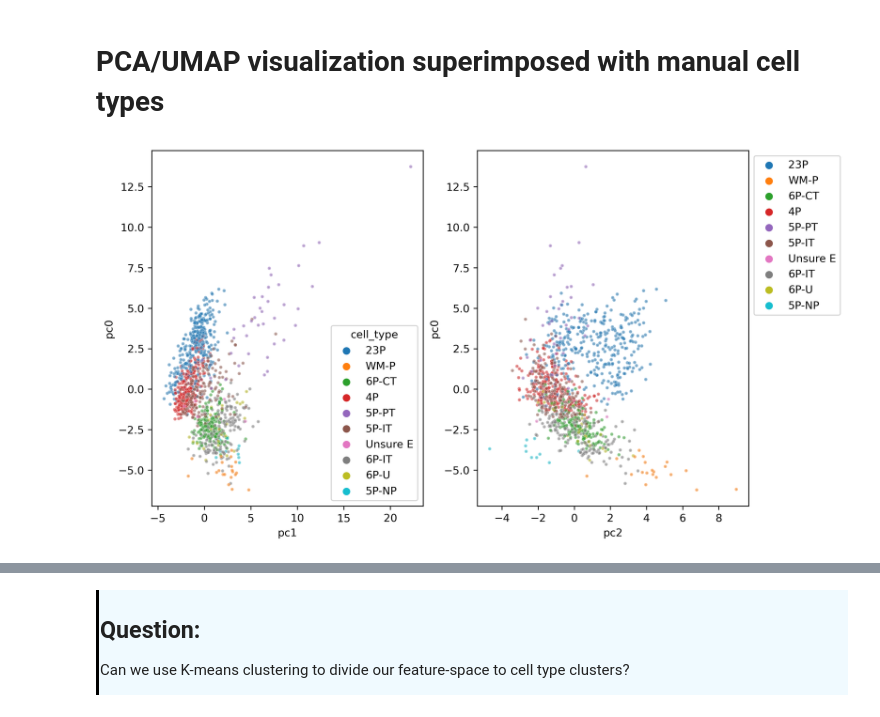
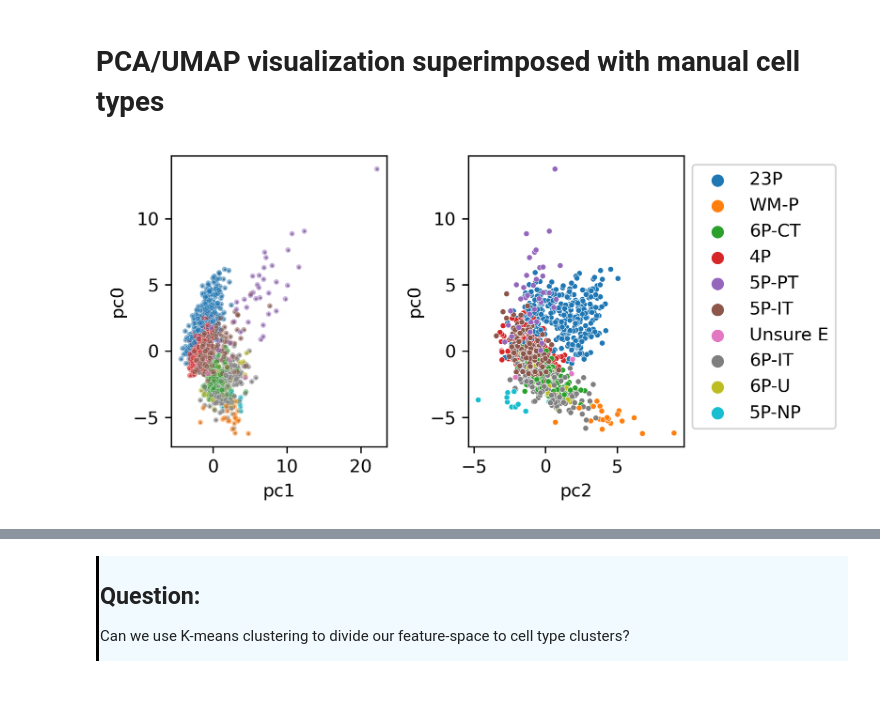
Before and after one commit to AllenInstitute/SWDB_CellTypeFunction, a Jupyter notebook: workshop1_AA/Day3_structuralDataClustering_combined.ipynb, the cells around one changed output, grey strips where cells are left out. Saved outputs shown, nothing was run; the diff lists cells and outputs as text; code cells hidden in the pictures.

```diff
--- a/workshop1_AA/Day3_structuralDataClustering_combined.ipynb
+++ b/workshop1_AA/Day3_structuralDataClustering_combined.ipynb
@@ -500,8 +500,8 @@ std_scaler
 reduced_for_kmeans_transformed = pd.DataFrame(std_scaler.fit_transform(reduced_for_kmeans))
 
 #reduced_for_kmeans.apply(zscore)
-
-reduced_data = PCA(n_components=3).fit_transform(reduced_for_kmeans_transformed)
+PCA_model = PCA(n_components=3)
+reduced_data = PCA_model.fit_transform(reduced_for_kmeans_transformed)
 
 # how many clusters?
 n_celltypes = 10
@@ -570,7 +523,7 @@ feat_df['pc2'] = reduced_data[:,2]
 # PCA/UMAP visualization superimposed with manual cell types
 # %%
 # PCA
-fig, (ax0, ax1) = plt.subplots(1, 2, figsize=(10, 6), dpi=300)
+fig, (ax0, ax1) = plt.subplots(1, 2, figsize=(6, 3), dpi=300)
 
 sns.scatterplot(
     x="pc1",
@@ -578,11 +531,11 @@ sns.scatterplot(
     data=feat_df,
     ax=ax0,
     s=2,
-    alpha=0.2,
+    alpha=0.5,
     color='k',
 )
 
-sns.scatterplot(
+p1 = sns.scatterplot(
     x="pc1",
     y="pc0",
     data=feat_df.query('cell_type != "Unsure I"'),
@@ -590,32 +543,34 @@ sns.scatterplot(
     alpha=0.5,
     hue="cell_type",
     ax=ax0
 
 )
+
+p1.get_legend().remove()
 
 #ax0.legend().set_bbox_to_anchor((1,1))
 
 sns.scatterplot(
     x="pc2",
     y="pc0",
     data=feat_df,
     ax=ax1,
     s=2,
     alpha=0.2,
     color='k',
 )
 
 sns.scatterplot(
     x="pc2",
     y="pc0",
     data=feat_df.query('cell_type != "Unsure I"'),
     s=10,
-    alpha=0.5,
     hue="cell_type",
     ax=ax1
 
 )
 
 ax1.legend().set_bbox_to_anchor((1,1))
+fig.tight_layout()
 # %% [output]
-[figure, old version]
+[figure, new version]
```
Also changed, not shown: parts of 14 cells of this notebook.
